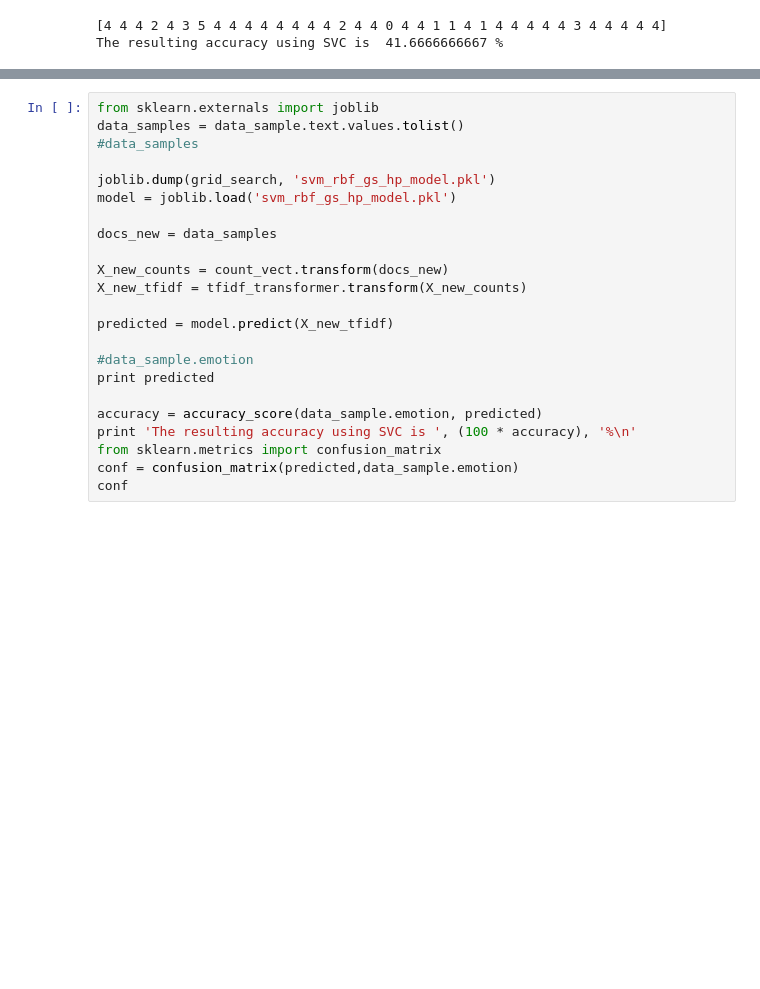
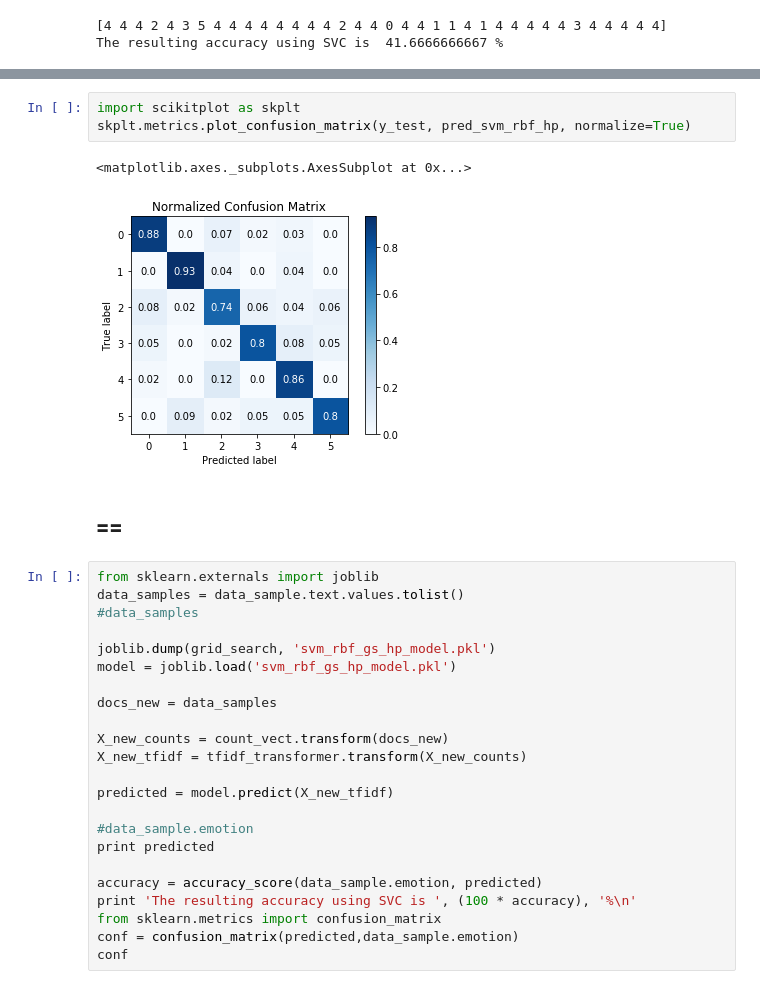
Before and after one commit to jbkalit/Sentiment-Analysis-Final-Project, a Jupyter notebook: Final Project.ipynb, the cells around one changed output, grey strips where cells are left out. Cells and saved outputs as stored; diff of their text form; blank space fills up the shorter version.

```diff
--- a/Final Project II.ipynb
+++ b/Final Project.ipynb
@@ -583,3 +603,11 @@ The resulting accuracy using SVC is  84.0 %
+# %%
+import scikitplot as skplt
+skplt.metrics.plot_confusion_matrix(y_test, pred_svm_rbf_hp, normalize=True)
+# %% [output]
+<matplotlib.axes._subplots.AxesSubplot at 0x...>
+[figure, added]
+# %% [markdown]
+## ==
 # %%
 from sklearn.externals import joblib
 data_samples = data_sample.text.values.tolist()
```
Also changed, not shown: parts of 50 cells of this notebook.
